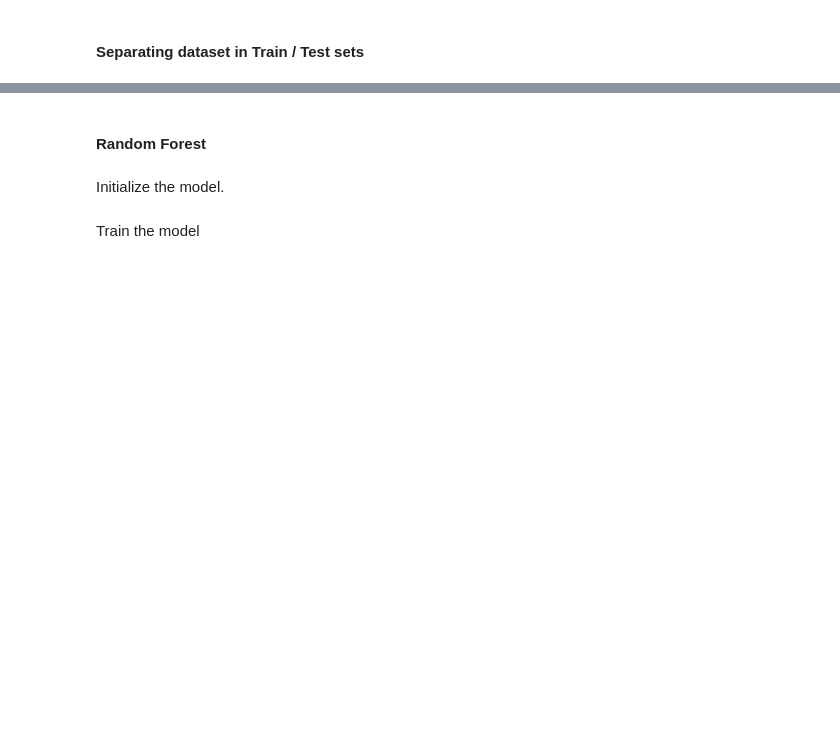
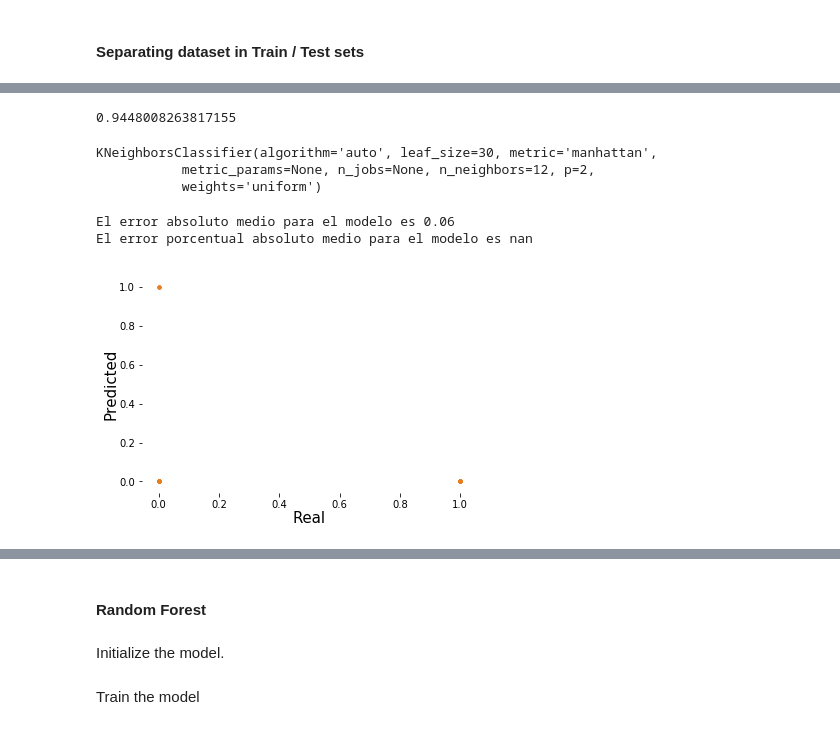
Before and after one commit to yaninaiberra/Fligoo_EDA, a Jupyter notebook: Fligoo_TechInterview_Credit2.ipynb, the cells around one changed output, grey strips where cells are left out. Saved outputs shown, nothing was run; the diff lists cells and outputs as text; code cells hidden in the pictures; blank space fills up the shorter version.

```diff
--- a/Fligoo_TechInterview_Credit2.ipynb
+++ b/Fligoo_TechInterview_Credit2.ipynb
@@ -149,7 +177,7 @@ Remove those variables that I do not want to include in the model and save them
 (Agrego las variables categorizadas, porque da error al entrenar el modelo)
 ValueError: could not convert string to float: 'Good'
 # %%
-x = borrowers_clean.drop(['number_of_time30-59_days_past_due_not_worse', 'number_of_times90_days_late', 'number_real_estate_loans_or_lines', 'monthly_income_bin', 'age_bin', 'debt_ratio_bin', 'revolving_utilization_of_unsecured_lines_bin', 'number_of_dependents_bin'],
+x = borrowers_clean.drop(['serious_dlqin2yrs', 'number_of_times90_days_late', 'number_of_dependents', 'number_of_time30-59_days_past_due_not_worse', 'number_real_estate_loans_or_lines', 'number_of_time60-89_days_past_due_not_worse', 'monthly_income_bin', 'age_bin', 'debt_ratio_bin', 'revolving_utilization_of_unsecured_lines_bin', 'number_of_dependents_bin'],
                   axis=1)
 # %%
 lista_atributos = x.columns
@@ -169,0 +323,4 @@ X_train, X_test, y_train, y_test = train_test_split(x, y, test_size = 0.2,
+# %%
+vecinos_search.best_score_
+# %% [output]
+0.9448008263817155
@@ -169,0 +329,6 @@ X_train, X_test, y_train, y_test = train_test_split(x, y, test_size = 0.2,
+# %%
+knn_best.fit(X_train, y_train)
+# %% [output]
+KNeighborsClassifier(algorithm='auto', leaf_size=30, metric='manhattan',
+           metric_params=None, n_jobs=None, n_neighbors=12, p=2,
+           weights='uniform')
@@ -169,0 +337,11 @@ X_train, X_test, y_train, y_test = train_test_split(x, y, test_size = 0.2,
+# %%
+# Error
+ancillary_functions.evaluation(y_test, new_predictions)
+# %% [output]
+El error absoluto medio para el modelo es 0.06
+El error porcentual absoluto medio para el modelo es nan
+# %%
+# Correlation
+ancillary_functions.graph_real_pred(y_test, new_predictions, color='#E67E22') # no line, no good correlation
+# %% [output]
+[figure, added]
```
Also changed, not shown: parts of 89 cells of this notebook.
